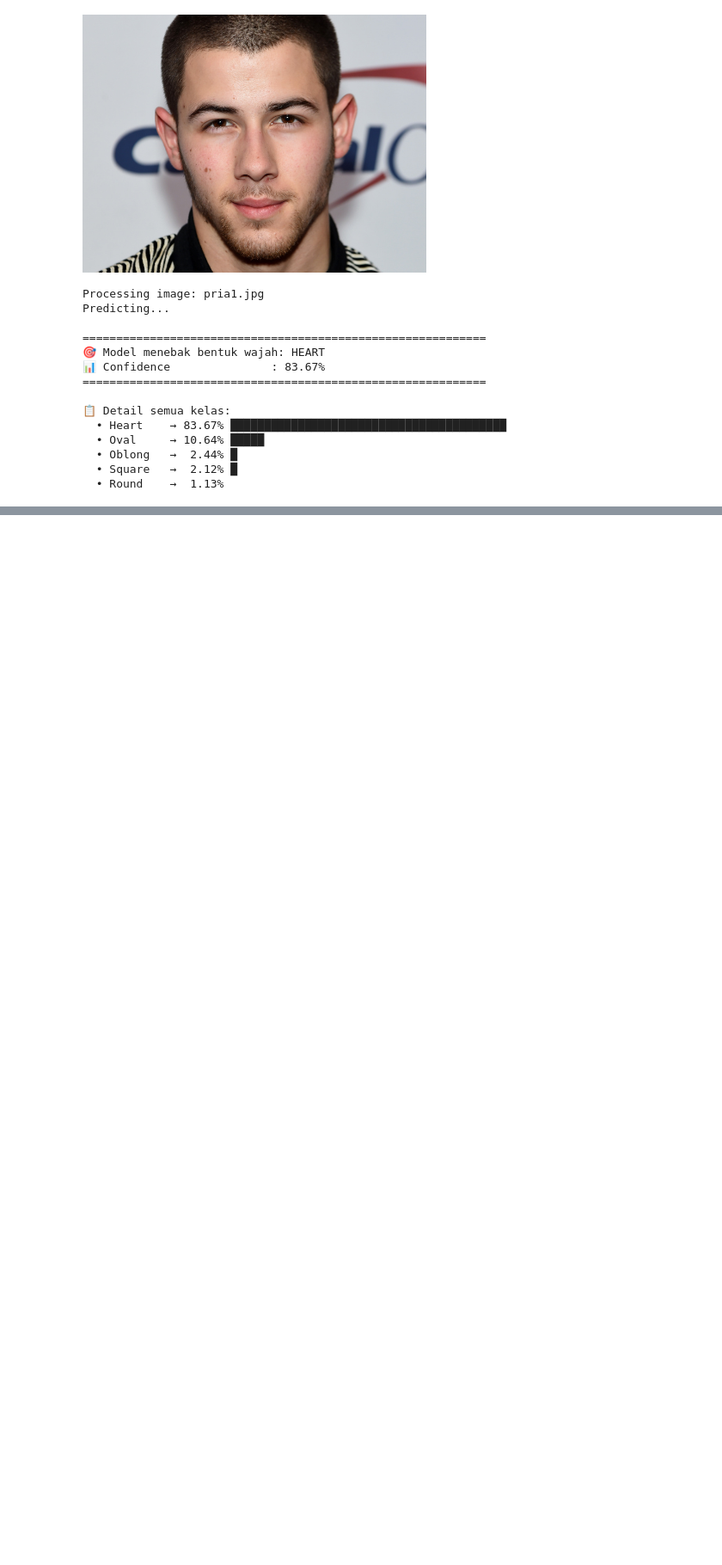
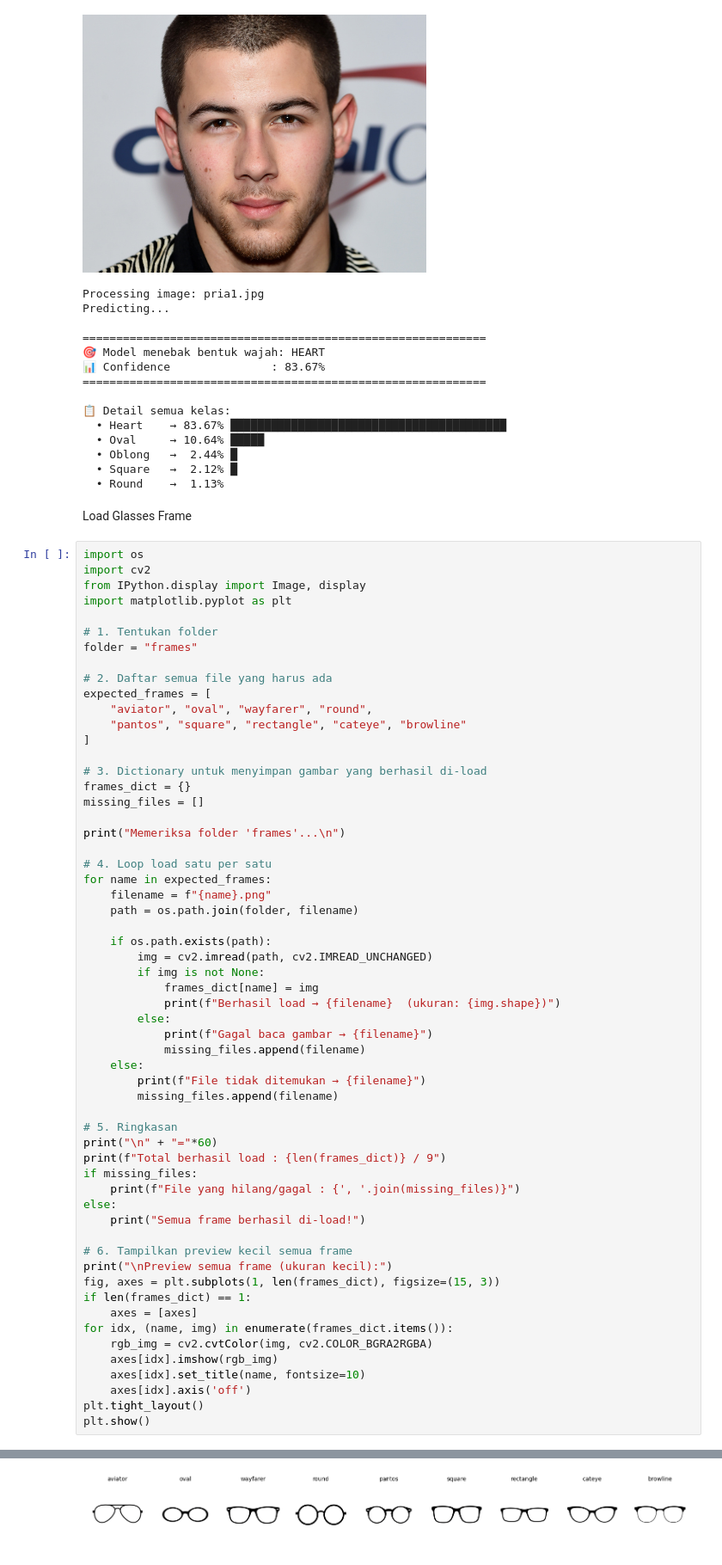
Before and after one commit to mfaruqi35/FindMyFrame, a Jupyter notebook: FrameMe.ipynb, the cells around one changed output, grey strips where cells are left out. Shown: that part at 86% size. Cells and saved outputs as stored; diff of their text form; blank space fills up the shorter version.

Commit message:
load frames

```diff
--- a/FrameMe.ipynb
+++ b/FrameMe.ipynb
@@ -185,3 +185,64 @@ Predicting...
   • Oblong   →  2.44% █
   • Square   →  2.12% █
   • Round    →  1.13%
+# %% [markdown]
+Load Glasses Frame
+# %%
+import os
+import cv2
+from IPython.display import Image, display
+import matplotlib.pyplot as plt
+
+# 1. Tentukan folder
+folder = "frames"
+
+# 2. Daftar semua file yang harus ada
+expected_frames = [
+    "aviator", "oval", "wayfarer", "round",
+    "pantos", "square", "rectangle", "cateye", "browline"
+]
+
+# 3. Dictionary untuk menyimpan gambar yang berhasil di-load
+frames_dict = {}
+missing_files = []
+
+print("Memeriksa folder 'frames'...\n")
+
+# 4. Loop load satu per satu
+for name in expected_frames:
+    filename = f"{name}.png"
+    path = os.path.join(folder, filename)
+
+    if os.path.exists(path):
+        img = cv2.imread(path, cv2.IMREAD_UNCHANGED)
+        if img is not None:
+            frames_dict[name] = img
+            print(f"Berhasil load → {filename}  (ukuran: {img.shape})")
+        else:
+            print(f"Gagal baca gambar → {filename}")
+            missing_files.append(filename)
+    else:
+        print(f"File tidak ditemukan → {filename}")
+        missing_files.append(filename)
+
+# 5. Ringkasan
+print("\n" + "="*60)
+print(f"Total berhasil load : {len(frames_dict)} / 9")
+if missing_files:
+    print(f"File yang hilang/gagal : {', '.join(missing_files)}")
+else:
+    print("Semua frame berhasil di-load!")
+
+# 6. Tampilkan preview kecil semua frame
+print("\nPreview semua frame (ukuran kecil):")
+fig, axes = plt.subplots(1, len(frames_dict), figsize=(15, 3))
+if len(frames_dict) == 1:
+    axes = [axes]
+for idx, (name, img) in enumerate(frames_dict.items()):
+    rgb_img = cv2.cvtColor(img, cv2.COLOR_BGRA2RGBA)
+    axes[idx].imshow(rgb_img)
+    axes[idx].set_title(name, fontsize=10)
+    axes[idx].axis('off')
+plt.tight_layout()
+plt.show()
+# %% [output]
@@ -187,0 +266 @@ Predicting...
+[figure, added]
```
Also changed, not shown: parts of 1 cell of this notebook, 9 other files.
